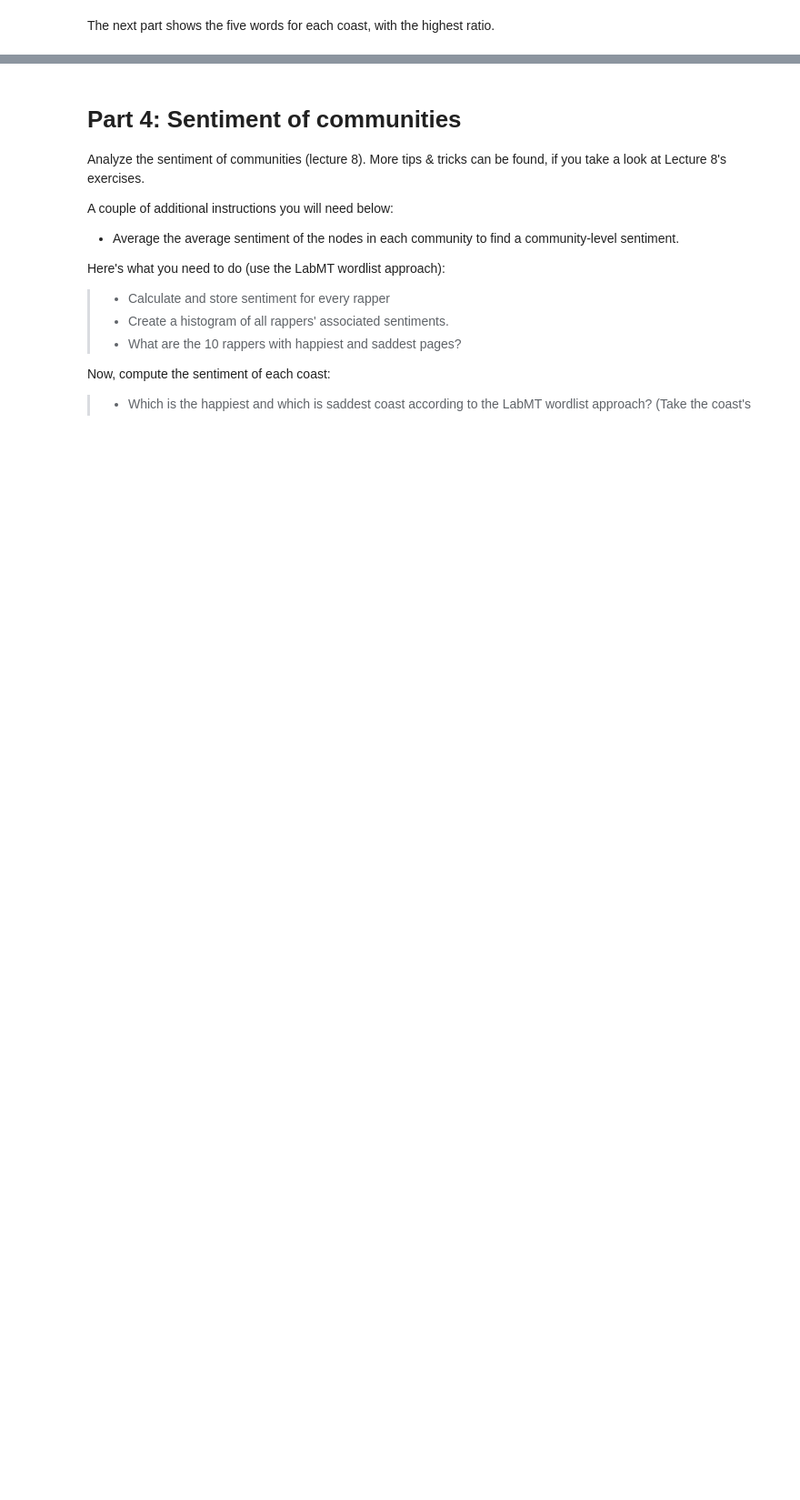
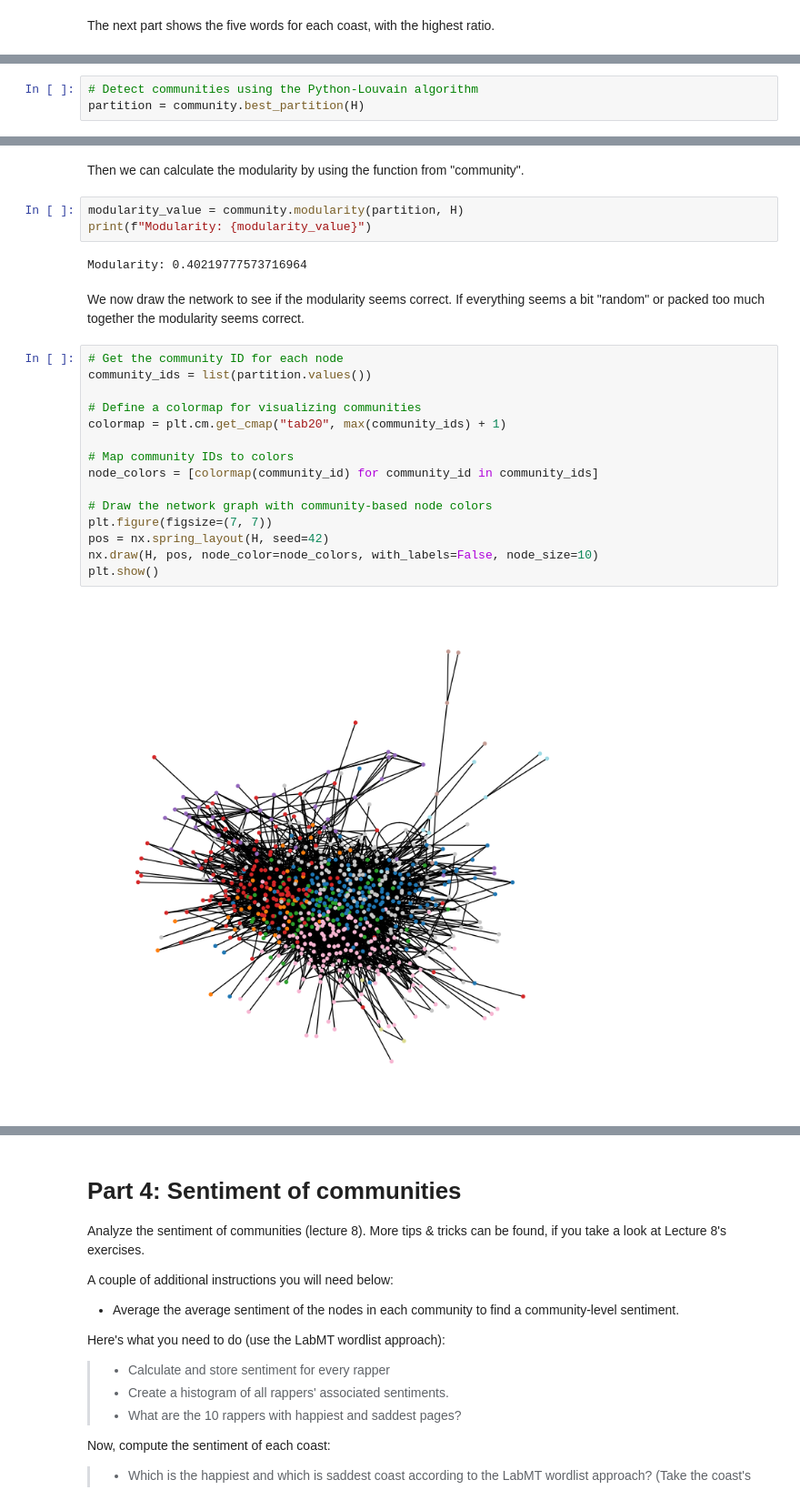
Before and after one commit to s185231/02805_SocialGraphs, a Jupyter notebook: Assignment2.ipynb, the cells around one changed output, grey strips where cells are left out. Shown at 91% size. Cells and saved outputs as stored; diff of their text form; blank space fills up the shorter version.

```diff
--- a/Assignment2.ipynb
+++ b/Assignment2.ipynb
@@ -485 +449,4 @@ print(sorted_east_coast_ratios[:5])
+# %%
+# Detect communities using the Python-Louvain algorithm
+partition = community.best_partition(H)
 # %% [markdown]
@@ -498,0 +464,26 @@ Here's what you need to do:
+# %% [markdown]
+Then we can calculate the modularity by using the function from "community".
+# %%
+modularity_value = community.modularity(partition, H)
+print(f"Modularity: {modularity_value}")
+# %% [output]
+Modularity: 0.40219777573716964
+# %% [markdown]
+We now draw the network to see if the modularity seems correct. If everything seems a bit "random" or packed too much together the modularity seems correct.
+# %%
+# Get the community ID for each node
+community_ids = list(partition.values())
+
+# Define a colormap for visualizing communities
+colormap = plt.cm.get_cmap("tab20", max(community_ids) + 1)
+
+# Map community IDs to colors
+node_colors = [colormap(community_id) for community_id in community_ids]
+
+# Draw the network graph with community-based node colors
+plt.figure(figsize=(7, 7))
+pos = nx.spring_layout(H, seed=42)
+nx.draw(H, pos, node_color=node_colors, with_labels=False, node_size=10)
+plt.show()
+# %% [output]
+[figure, added]
```
Also changed, not shown: parts of 51 cells of this notebook, 1 other file.
